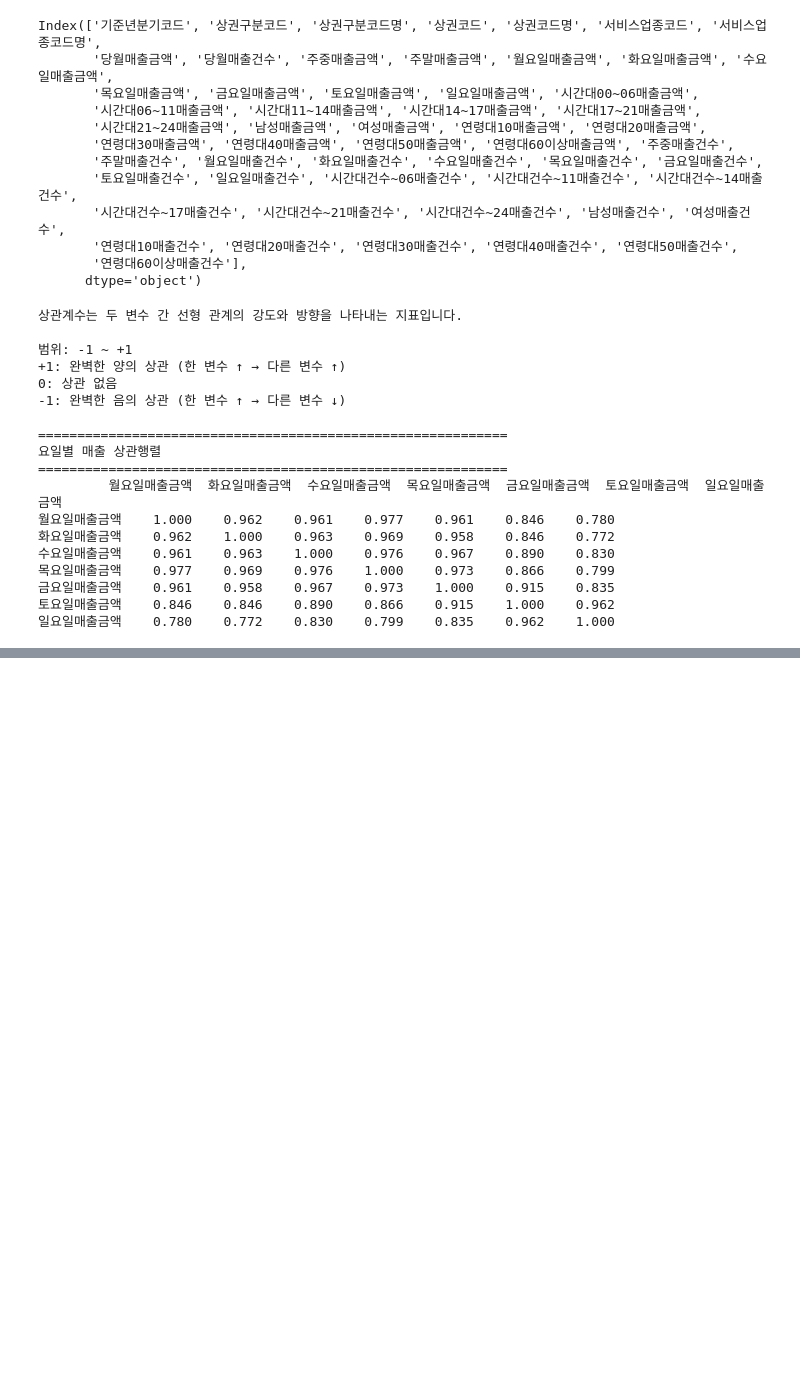
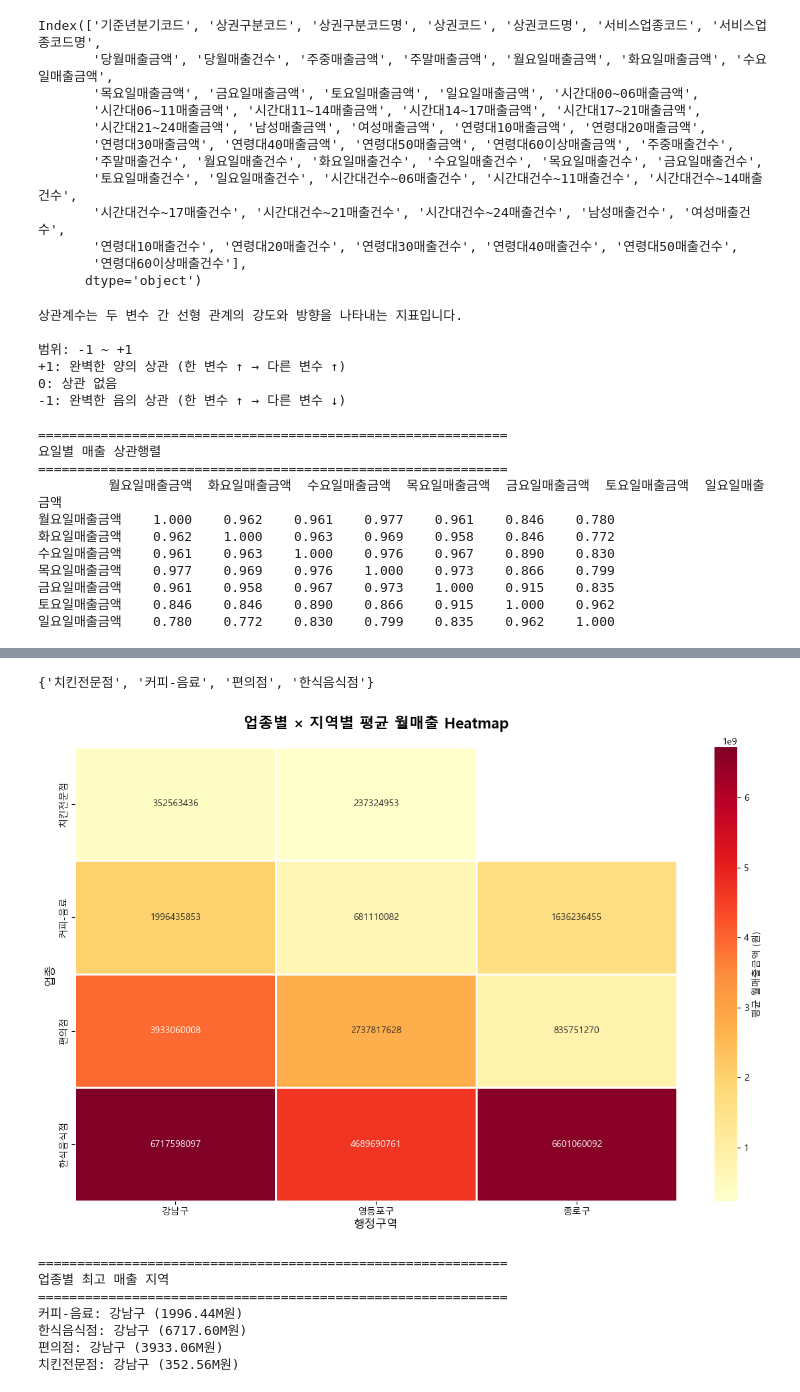
Before and after one commit to leekyuyoung2/encore_office_worker, a Jupyter notebook: 7일차_8일차_9일차_통합본/02.ipynb, the cells around one changed output, grey strips where cells are left out. Cells and saved outputs as stored; diff of their text form; code cells hidden in the pictures; blank space fills up the shorter version.

```diff
--- a/7일차_8일차_9일차_통합본/02.ipynb
+++ b/7일차_8일차_9일차_통합본/02.ipynb
@@ -68,0 +173,80 @@ print(weekday_corr.round(3))
+# %%
+main_code_name = set(df['서비스업종코드명'].unique())
+compare_code_name = set(['커피-음료', '한식음식점', '편의점', '치킨전문점', '의류'])
+main_code_name & compare_code_name
+# %% [output]
+{'치킨전문점', '커피-음료', '편의점', '한식음식점'}
+# %%
+def find_gu(x):
+    if '강남' in x:
+        return '강남구'
+    elif '마포구'  in x:
+        return '강남구'
+    elif '종로구'  in x:
+        return '종로구'
+    elif '송파구'  in x:
+        return '송파구'
+    elif '영등포구'  in x:
+        return '영등포구'
+    else:
+        return "기타"
+df['행정구역명'] = df['상권코드명'].apply(find_gu)
+# %%
+df.rename(columns={
+    '당월매출금액' : '월매출금액',
+    '당월매출건수' : '월매출건수'
+}, inplace=True)
+# %%
+# 주요 업종과 지역 선택
+major_industries = ['커피-음료', '한식음식점', '편의점', '치킨전문점']
+major_districts = ['강남구',  '종로구',  '영등포구']
+
+# 필터링
+df_major = df[(df['서비스업종코드명'].isin(major_industries)) &
+              (df['행정구역명'].isin(major_districts))]
+
+# Pivot Table: 행=업종, 열=지역, 값=평균 월매출
+pivot_industry_district = df_major.pivot_table(
+    values='월매출금액',
+    index='서비스업종코드명',
+    columns='행정구역명',
+    aggfunc='mean'
+)
+
+# Heatmap
+fig, ax = plt.subplots(figsize=(12, 8))
+
+sns.heatmap(pivot_industry_district,
+            annot=True,
+            fmt='.0f',  # 정수로 표시
+            cmap='YlOrRd',  # 노랑-주황-빨강
+            linewidths=1,
+            cbar_kws={'label': '평균 월매출금액 (원)'},
+            ax=ax)
+
+# 그래프 꾸미기
+ax.set_title('업종별 × 지역별 평균 월매출 Heatmap', fontsize=16, fontweight='bold', pad=20)
+ax.set_xlabel('행정구역', fontsize=12)
+ax.set_ylabel('업종', fontsize=12)
+
+plt.tight_layout()
+plt.savefig('output/5_industry_district_heatmap.png', dpi=300, bbox_inches='tight')
+plt.show()
+
+# 각 업종별 최고 매출 지역
+print("\n" + "=" * 60)
+print("업종별 최고 매출 지역")
+print("=" * 60)
+for industry in major_industries:
+    max_district = pivot_industry_district.loc[industry].idxmax()
+    max_value = pivot_industry_district.loc[industry].max()
+    print(f"{industry}: {max_district} ({max_value/1000000:.2f}M원)")
+# %% [output]
+[figure, added]
+============================================================
+업종별 최고 매출 지역
+============================================================
+커피-음료: 강남구 (1996.44M원)
+한식음식점: 강남구 (6717.60M원)
+편의점: 강남구 (3933.06M원)
+치킨전문점: 강남구 (352.56M원)
```
Also changed, not shown: parts of 4 cells of this notebook.
